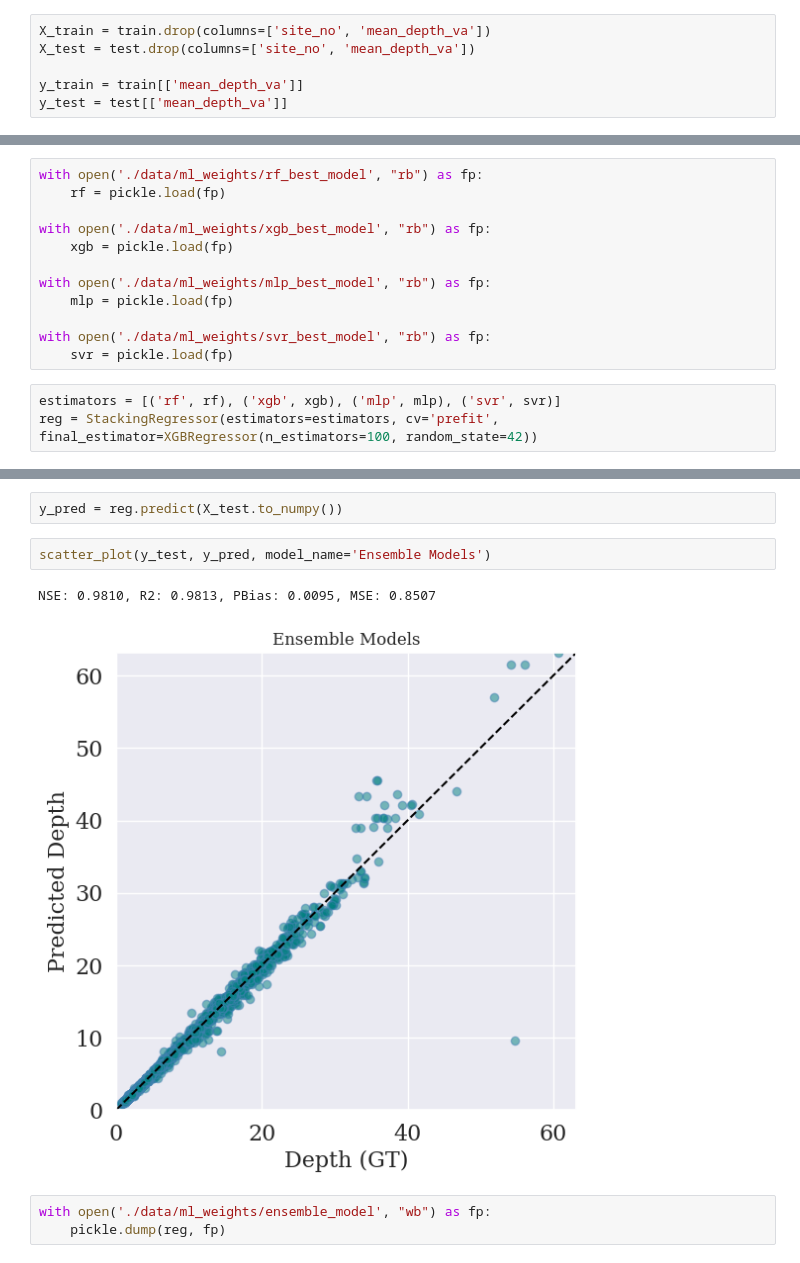
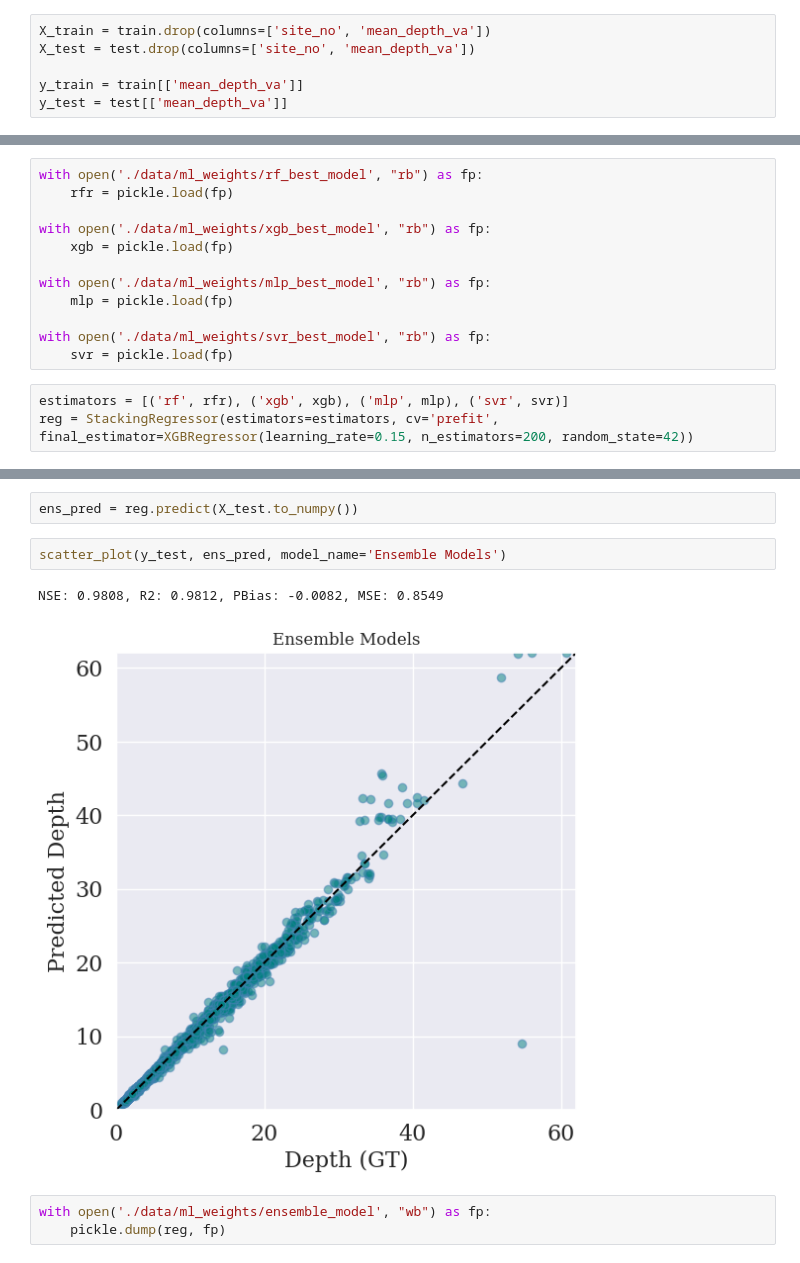
Before and after one commit to smhassanerfani/si2022, a Jupyter notebook: tauraat/ensemble_models.ipynb, the cells around one changed output, grey strips where cells are left out. Saved outputs shown, nothing was run; the diff lists cells and outputs as text.

```diff
--- a/tauraat/ensemble_models.ipynb
+++ b/tauraat/ensemble_models.ipynb
@@ -20,6 +30,6 @@ y_test = test[['mean_depth_va']]
 # %%
 with open('./data/ml_weights/rf_best_model', "rb") as fp:
-    rf = pickle.load(fp)
+    rfr = pickle.load(fp)
 
 with open('./data/ml_weights/xgb_best_model', "rb") as fp:
     xgb = pickle.load(fp)
@@ -30,8 +40,8 @@ with open('./data/ml_weights/mlp_best_model', "rb") as fp:
 with open('./data/ml_weights/svr_best_model', "rb") as fp:
     svr = pickle.load(fp)
 # %%
-estimators = [('rf', rf), ('xgb', xgb), ('mlp', mlp), ('svr', svr)]
-reg = StackingRegressor(estimators=estimators, cv='prefit', final_estimator=XGBRegressor(n_estimators=100, random_state=42))
+estimators = [('rf', rfr), ('xgb', xgb), ('mlp', mlp), ('svr', svr)]
+reg = StackingRegressor(estimators=estimators, cv='prefit', final_estimator=XGBRegressor(learning_rate=0.15, n_estimators=200, random_state=42))
 # %%
 reg.fit(X_train.to_numpy(), y_train.to_numpy().ravel())
 # %% [output]
@@ -54,10 +66,10 @@ StackingRegressor(cv='prefit',
 # %%
-y_pred = reg.predict(X_test.to_numpy())
+ens_pred = reg.predict(X_test.to_numpy())
 # %%
-scatter_plot(y_test, y_pred, model_name='Ensemble Models')
+scatter_plot(y_test, ens_pred, model_name='Ensemble Models')
 # %% [output]
-NSE: 0.9810, R2: 0.9813, PBias: 0.0095, MSE: 0.8507
+NSE: 0.9808, R2: 0.9812, PBias: -0.0082, MSE: 0.8549
-[figure, old version]
+[figure, new version]
 # %%
 with open('./data/ml_weights/ensemble_model', "wb") as fp:
     pickle.dump(reg, fp)
```
Also changed, not shown: parts of 5 cells of this notebook.
